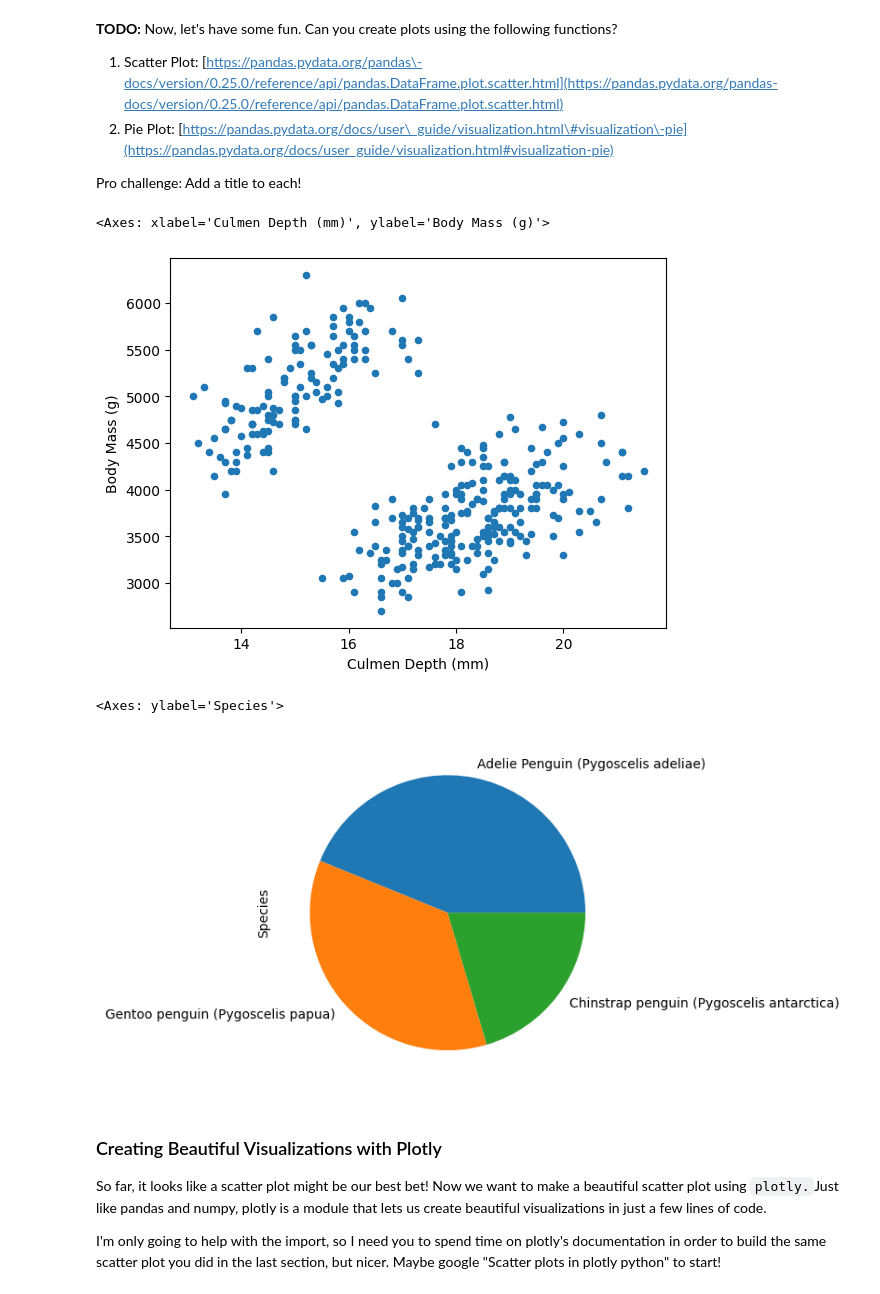
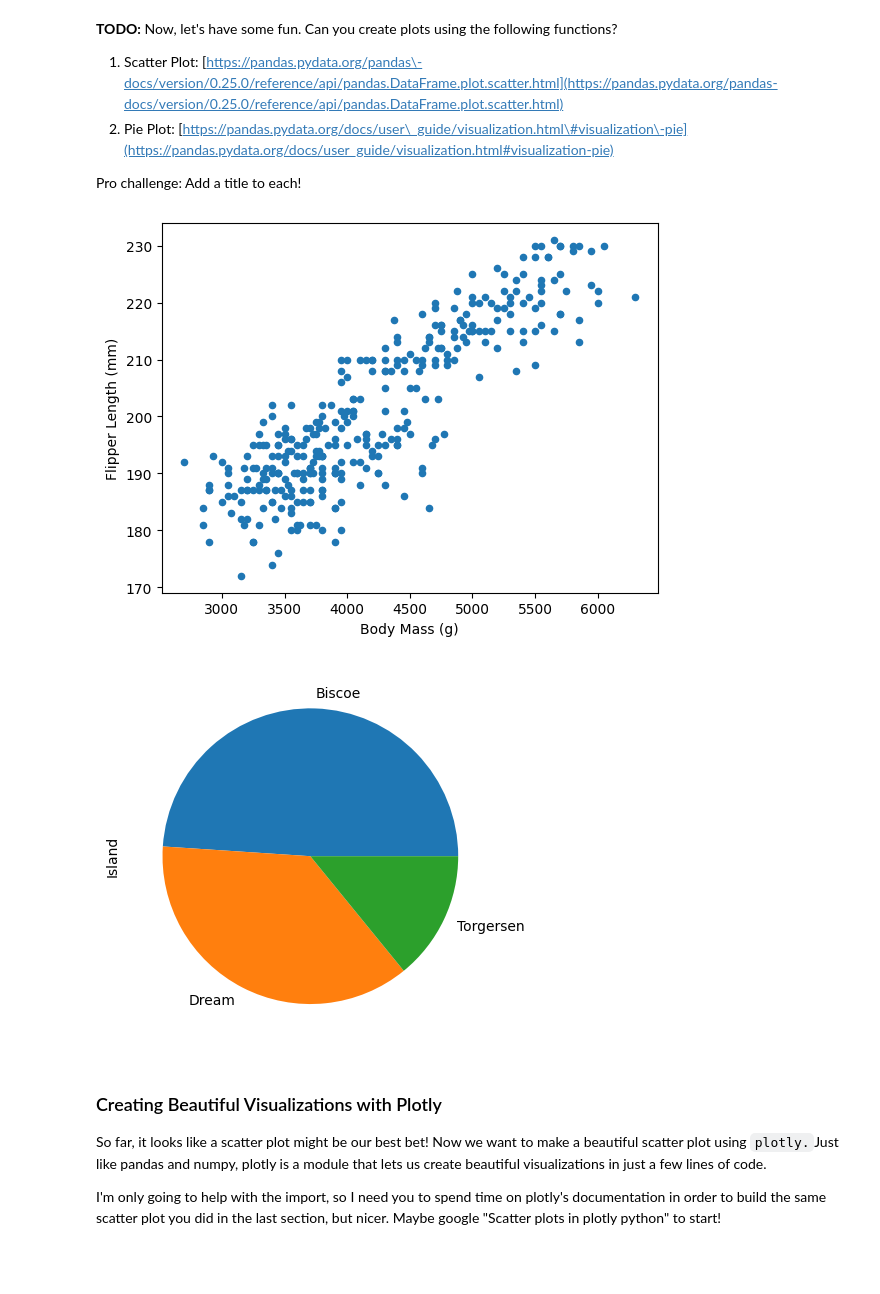
Before and after one commit to Shaif95/AICamp_DS, a Jupyter notebook: EDA_mini_project.ipynb, the cells around one changed output. Cells and saved outputs as stored; diff of their text form; code cells hidden in the pictures; blank space fills up the shorter version.

```diff
--- a/EDA_mini_project.ipynb
+++ b/EDA_mini_project.ipynb
@@ -214,16 +226,14 @@ penguins_dataframe["Species"].hist()
 Pro challenge: Add a title to each!
 # %%
 #Create a scatter here
-penguins_dataframe.plot.scatter(x="Culmen Depth (mm)", y="Body Mass (g)")
+ax2 = penguins_dataframe.plot.scatter(x='Body Mass (g)',  y='Flipper Length (mm)')
 # %% [output]
-<Axes: xlabel='Culmen Depth (mm)', ylabel='Body Mass (g)'>
-[figure, old version]
+[figure, new version]
 # %%
 #Create a pie plot here - might look more like art than data science. Is a pie chart a good choice for the column?
-penguins_dataframe["Species"].value_counts().plot.pie()
+ax = penguins_dataframe["Island"].value_counts().plot.pie()
 # %% [output]
-<Axes: ylabel='Species'>
-[figure, old version]
+[figure, new version]
 # %% [markdown]
 ### Creating Beautiful Visualizations with Plotly
 
```
Also changed, not shown: parts of 32 cells of this notebook.
